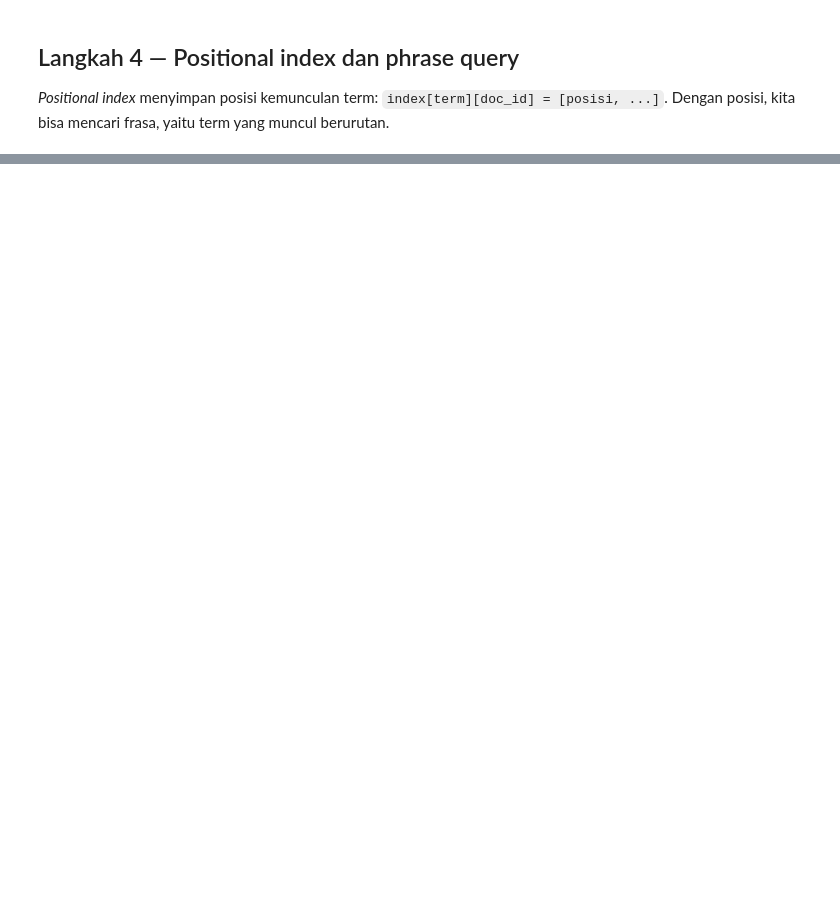
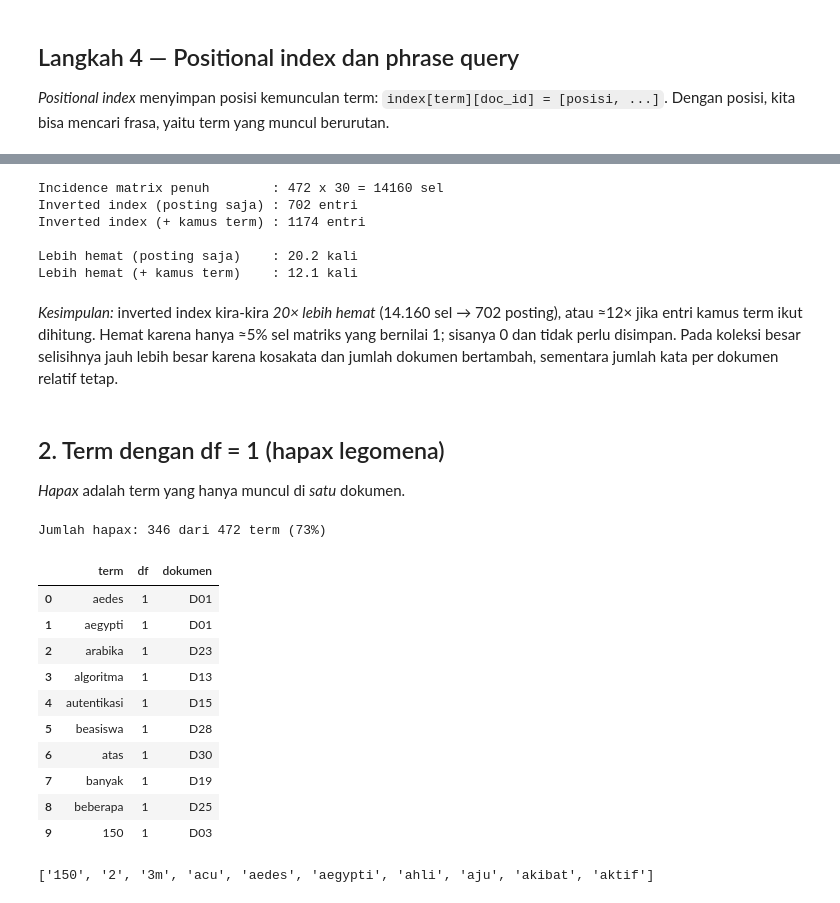
Before and after one commit to uccuuu/Project-STKI, a Jupyter notebook: notebooks/02_inverted_index.ipynb, the cells around one changed output, grey strips where cells are left out. Drawn from its saved outputs; the diff is of its cells as text; code cells hidden in the pictures; blank space fills up the shorter version.

```diff
--- a/notebooks/02_inverted_index.ipynb
+++ b/notebooks/02_inverted_index.ipynb
@@ -218,0 +164,49 @@ assert "D02" in proximity_search("kecerdasan", "buatan", 1)
+# %%
+sel_matriks   = len(vocab) * len(docs)                       # semua sel, termasuk 0
+total_posting = sum(len(p) for p in index.values())        # jumlah entri posting di inverted index
+entri_dengan_kamus = total_posting + len(index)            # posting + 1 entri kamus untuk tiap term
+
+print(f"Incidence matrix penuh        : {len(vocab)} x {len(docs)} = {sel_matriks} sel")
+print(f"Inverted index (posting saja) : {total_posting} entri")
+print(f"Inverted index (+ kamus term) : {entri_dengan_kamus} entri")
+print()
+print(f"Lebih hemat (posting saja)    : {sel_matriks / total_posting:.1f} kali")
+print(f"Lebih hemat (+ kamus term)    : {sel_matriks / entri_dengan_kamus:.1f} kali")
+# %% [output]
+Incidence matrix penuh        : 472 x 30 = 14160 sel
+Inverted index (posting saja) : 702 entri
+Inverted index (+ kamus term) : 1174 entri
+
+Lebih hemat (posting saja)    : 20.2 kali
+Lebih hemat (+ kamus term)    : 12.1 kali
+# %% [markdown]
+*Kesimpulan:* inverted index kira-kira *20× lebih hemat* (14.160 sel → 702 posting), atau ≈12× jika entri kamus term ikut dihitung. Hemat karena hanya ≈5% sel matriks yang bernilai 1; sisanya 0 dan tidak perlu disimpan. Pada koleksi besar selisihnya jauh lebih besar karena kosakata dan jumlah dokumen bertambah, sementara jumlah kata per dokumen relatif tetap.
+# %% [markdown]
+## 2. Term dengan df = 1 (hapax legomena)
+
+*Hapax* adalah term yang hanya muncul di *satu* dokumen.
+# %%
+hapax = [t for t, p in index.items() if len(p) == 1]
+print(f"Jumlah hapax: {len(hapax)} dari {len(index)} term ({len(hapax)/len(index):.0%})")
+
+# 10 contoh (dipilih beragam agar mudah dianalisis)
+contoh = ["aedes", "aegypti", "arabika", "algoritma", "autentikasi", "beasiswa", "atas", "banyak", "beberapa", "150"]
+pd.DataFrame([{"term": t, "df": len(index[t]), "dokumen": list(index[t])[0]} for t in contoh])
+# %% [output]
+Jumlah hapax: 346 dari 472 term (73%)
+|  | term | df | dokumen |
+| 0 | aedes | 1 | D01 |
+| 1 | aegypti | 1 | D01 |
+| 2 | arabika | 1 | D23 |
+| 3 | algoritma | 1 | D13 |
+| 4 | autentikasi | 1 | D15 |
+| 5 | beasiswa | 1 | D28 |
+| 6 | atas | 1 | D30 |
+| 7 | banyak | 1 | D19 |
+| 8 | beberapa | 1 | D25 |
+| 9 | 150 | 1 | D03 |
+# %%
+# 10 hapax pertama menurut urutan alfabet (sebagai pembanding)
+hapax[:10]
+# %% [output]
+['150', '2', '3m', 'acu', 'aedes', 'aegypti', 'ahli', 'aju', 'akibat', 'aktif']
```
Also changed, not shown: parts of 25 cells of this notebook, 1 other file.
